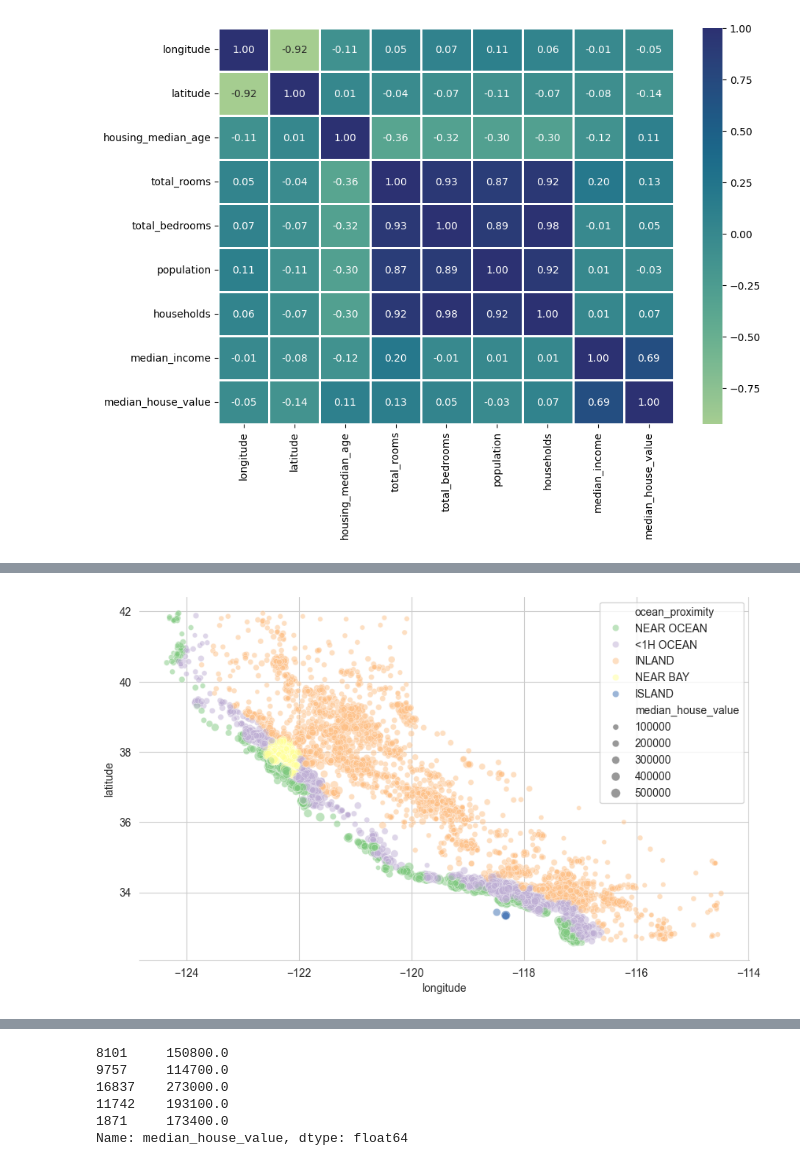
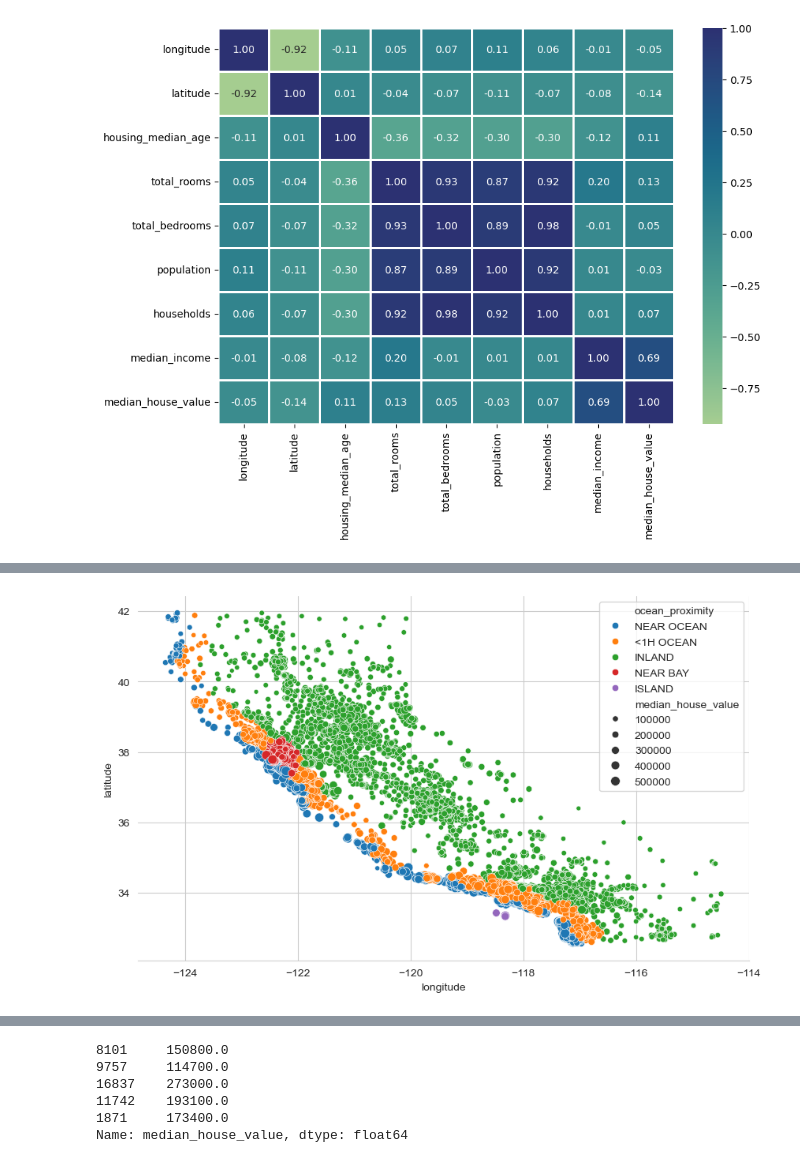
Before and after one commit to tjuwe/Data-Science-Projects, a Jupyter notebook: HousingPredictionProjects/notebooks/rm.ipynb, the cells around one changed output, grey strips where cells are left out. Drawn from its saved outputs; the diff is of its cells as text; code cells hidden in the pictures.

```diff
--- a/HousingPredictionProjects/notebooks/rm.ipynb
+++ b/HousingPredictionProjects/notebooks/rm.ipynb
@@ -27,3 +26,5 @@ df = pd.read_csv(r'housing.csv')
+# %%
+df = pd.read_csv(r'C:\Users\ADETUNJI\Documents\Data-Science-Projects\HousingPredictionProjects\data\raw\housing.csv')
 # %%
 # lets check the first 5 rows of the data set
 df.head()
@@ -216,8 +189,8 @@ train_data_copy
 # %%
 train_data_copy
 plt.figure(figsize=(10,6))
 sns.set_style("whitegrid")
-sns.scatterplot(data=train_data_copy, x='longitude', y='latitude', alpha=0.5, size='median_house_value', hue='ocean_proximity', palette='Accent')
+sns.scatterplot(data=train_data_copy, x='longitude', y='latitude', size='median_house_value', hue='ocean_proximity')
 sns.despine(left='true')
 # %% [output]
-[figure, old version]
+[figure, new version]
```
Also changed, not shown: parts of 27 cells of this notebook.
